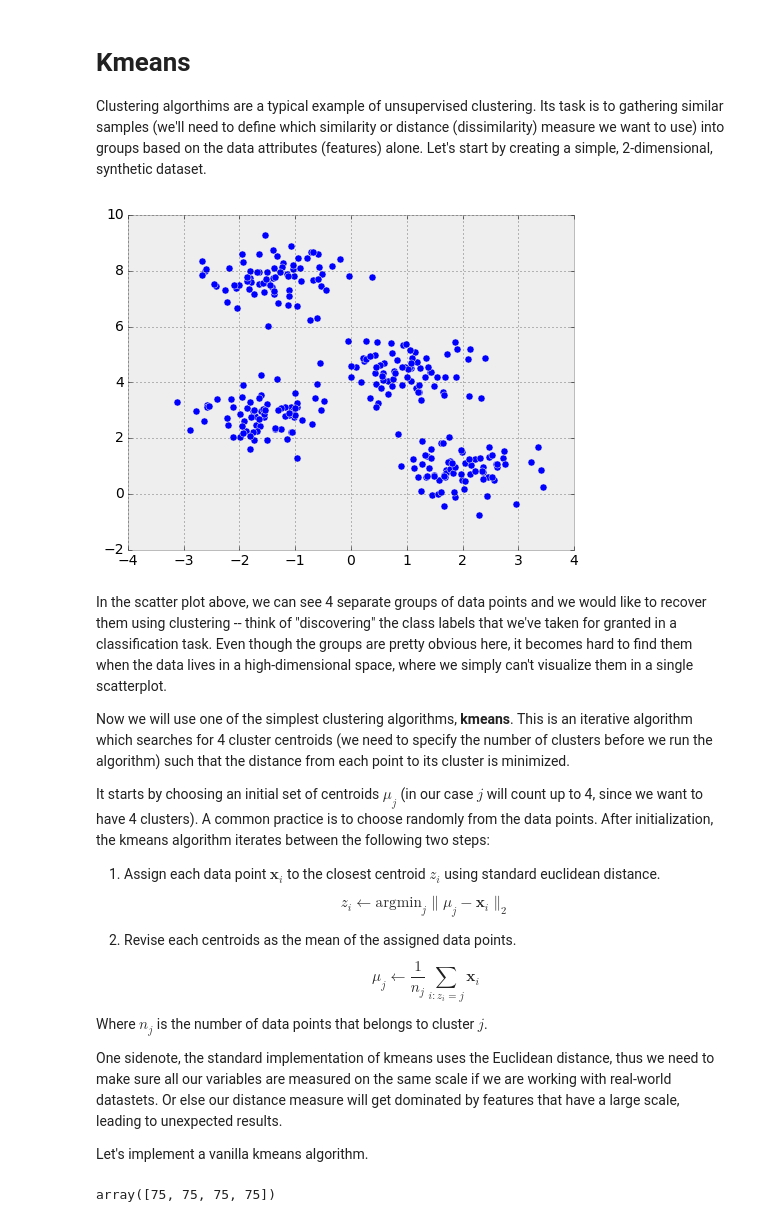
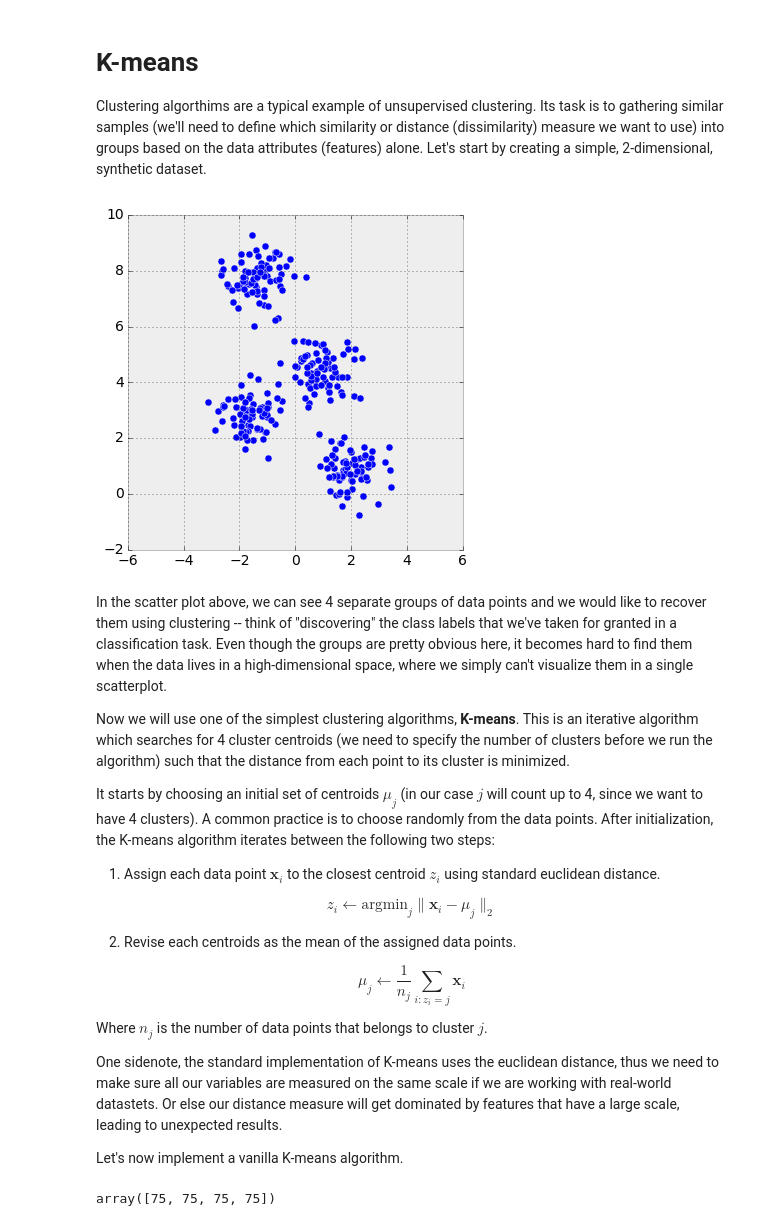
Before and after one commit to ethen8181/machine-learning, a Jupyter notebook: clustering/kmeans.ipynb, the cells around one changed output. Saved outputs shown, nothing was run; the diff lists cells and outputs as text; code cells hidden in the pictures.

```diff
--- a/clustering/kmeans.ipynb
+++ b/clustering/kmeans.ipynb
@@ -43,37 +42,44 @@ scipy 0.18.0
 # %% [markdown]
-# Kmeans
+# K-means
 
 Clustering algorthims are a typical example of unsupervised clustering. Its task is to gathering similar samples (we'll need to define which similarity or distance (dissimilarity) measure we want to use) into groups based on the data attributes (features) alone. Let's start by creating a simple, 2-dimensional, synthetic dataset.
 # %%
 X, y = make_blobs( n_samples = 300, centers = 4,
                    random_state = 0, cluster_std = 0.6 )
 
+# equal size axis
+# http://stackoverflow.com/questions/17990845/how-to-equalize-the-scales-of-x-axis-and-y-axis-in-python-matplotlib
 plt.scatter( X[:, 0], X[:, 1], s = 50 )
+plt.ylim(-2, 10)
+plt.xlim(-6, 6)
+plt.gca().set_aspect('equal')
 plt.show()
 # %% [output]
-[figure, old version]
+[figure, new version]
 # %% [markdown]
 In the scatter plot above, we can see 4 separate groups of data points and we would like to recover them using clustering -- think of "discovering" the class labels that we've taken for granted in a classification task. Even though the groups are pretty obvious here, it becomes hard to find them when the data lives in a high-dimensional space, where we simply can't visualize them in a single scatterplot.
 
-Now we will use one of the simplest clustering algorithms, **kmeans**. This is an iterative algorithm which searches for 4 cluster centroids (we need to specify the number of clusters before we run the algorithm) such that the distance from each point to its cluster is minimized.
+Now we will use one of the simplest clustering algorithms, **K-means**. This is an iterative algorithm which searches for 4 cluster centroids (we need to specify the number of clusters before we run the algorithm) such that the distance from each point to its cluster is minimized.
 
-It starts by choosing an initial set of centroids $\mu_j$ (in our case $j$ will count up to 4, since we want to have 4 clusters). A common practice is to choose randomly from the data points. After initialization, the kmeans algorithm iterates between the following two steps:
+It starts by choosing an initial set of centroids $\mu_j$ (in our case $j$ will count up to 4, since we want to have 4 clusters). A common practice is to choose randomly from the data points. After initialization, the K-means algorithm iterates between the following two steps:
 
 1. Assign each data point $\mathbf{x}_i$ to the closest centroid $z_i$ using standard euclidean distance.
+
 $$
-z_i \gets \mathrm{argmin}_j \|\mu_j - \mathbf{x}_i\|_2
+z_i \gets \mathrm{argmin}_j \| \mathbf{x}_i - \mu_j \|_2
 $$
 
 2. Revise each centroids as the mean of the assigned data points.
+
 $$
 \mu_j \gets \frac{1}{n_j}\sum_{i:z_i=j} \mathbf{x}_i
 $$
 
 Where $n_j$ is the number of data points that belongs to cluster $j$.
 
-One sidenote, the standard implementation of kmeans uses the Euclidean distance, thus we need to make sure all our variables are measured on the same scale if we are working with real-world datastets. Or else our distance measure will get dominated by features that have a large scale, leading to unexpected results.
+One sidenote, the standard implementation of K-means uses the euclidean distance, thus we need to make sure all our variables are measured on the same scale if we are working with real-world datastets. Or else our distance measure will get dominated by features that have a large scale, leading to unexpected results.
 
-Let's implement a vanilla kmeans algorithm.
+Let's now implement a vanilla K-means algorithm.
 # %%
 def kmeans( X, k, maxiter, seed = None ):
     """
```
Also changed, not shown: parts of 16 cells of this notebook, 16 other files.
